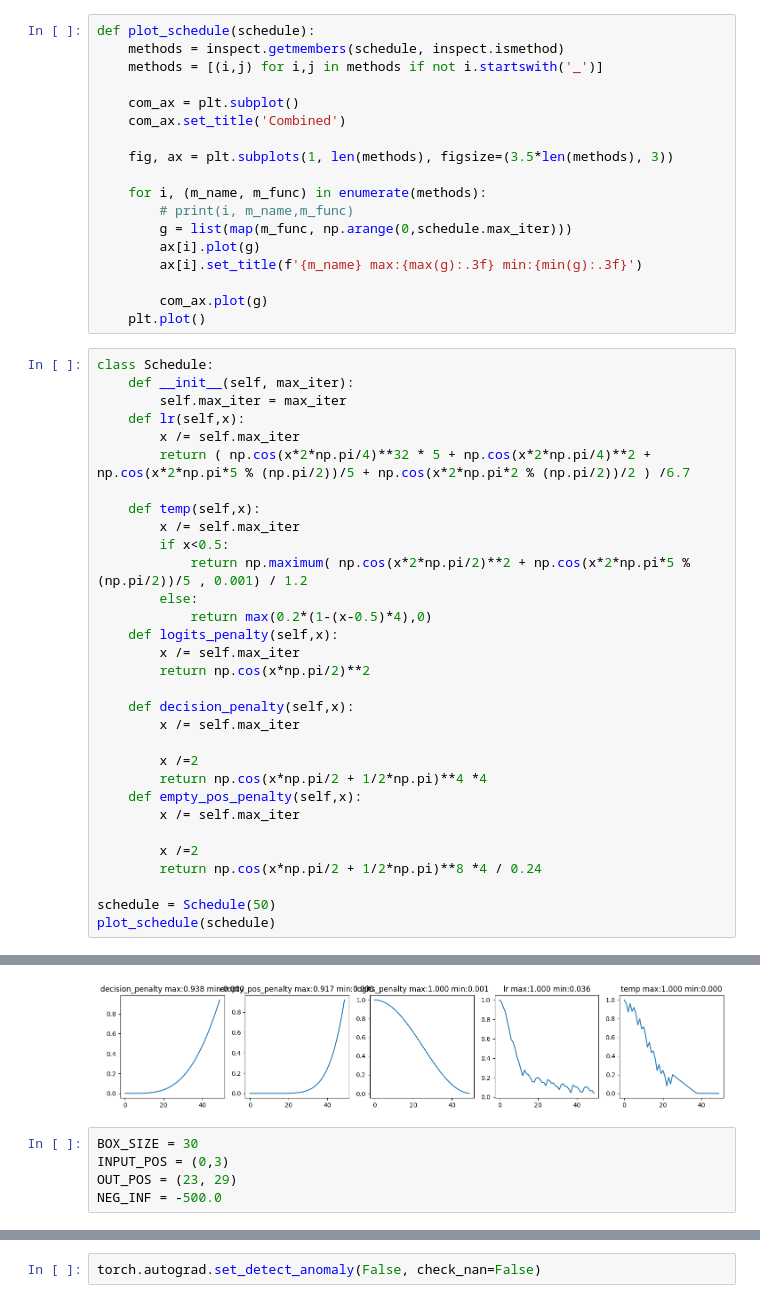
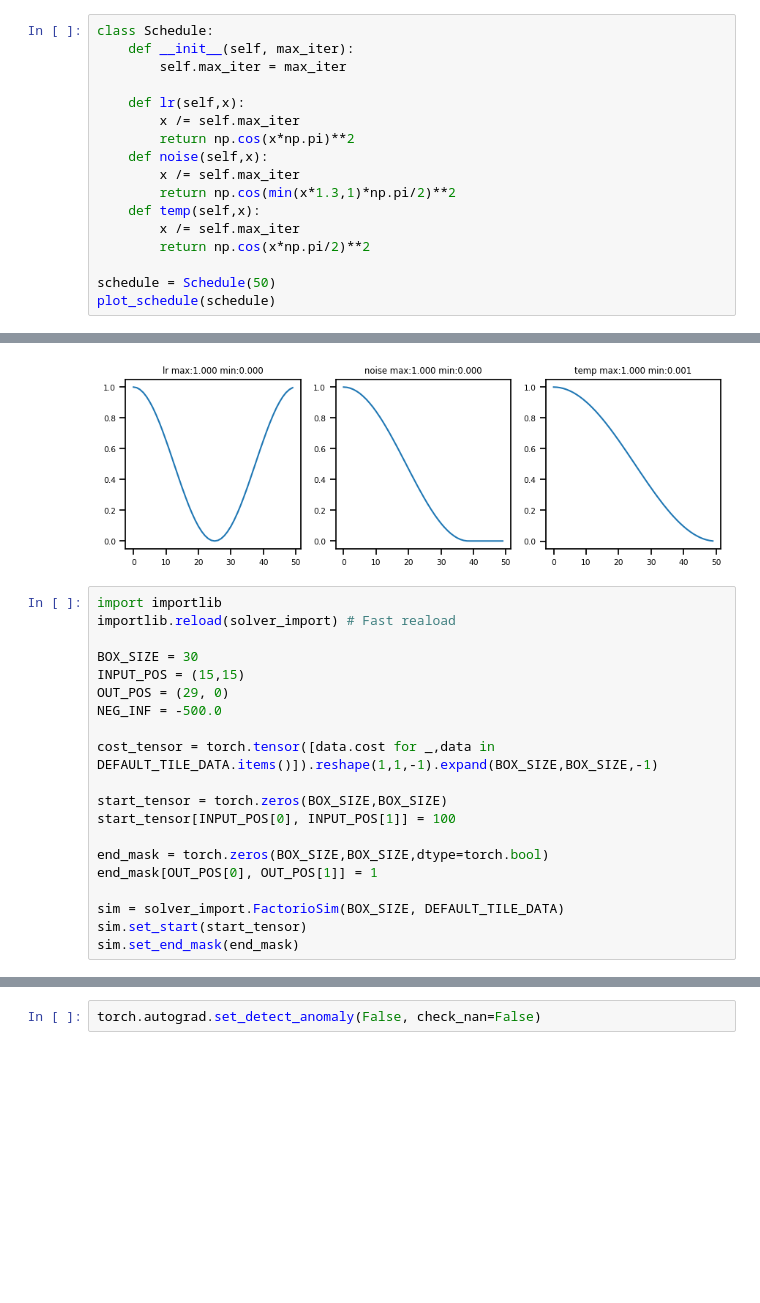
Before and after one commit to mikolajkolanski/FactorioSolver, a Jupyter notebook: sgd.ipynb, the cells around one changed output, grey strips where cells are left out. Cells and saved outputs as stored; diff of their text form; blank space fills up the shorter version.

```diff
--- a/sgd.ipynb
+++ b/sgd.ipynb
@@ -16,50 +18,18 @@ import solver as solver_import
-# %%
-def plot_schedule(schedule):
-    methods = inspect.getmembers(schedule, inspect.ismethod)
-    methods = [(i,j) for i,j in methods if not i.startswith('_')]
-
-    com_ax = plt.subplot()
-    com_ax.set_title('Combined')
-
-    fig, ax = plt.subplots(1, len(methods), figsize=(3.5*len(methods), 3))
-
-    for i, (m_name, m_func) in enumerate(methods):
-        # print(i, m_name,m_func)
-        g = list(map(m_func, np.arange(0,schedule.max_iter)))
-        ax[i].plot(g)
-        ax[i].set_title(f'{m_name} max:{max(g):.3f} min:{min(g):.3f}')
-
-        com_ax.plot(g)
-    plt.plot()
 # %%
 class Schedule:
     def __init__(self, max_iter):
         self.max_iter = max_iter
+
     def lr(self,x):
         x /= self.max_iter
-        return ( np.cos(x*2*np.pi/4)**32 * 5 + np.cos(x*2*np.pi/4)**2 + np.cos(x*2*np.pi*5 % (np.pi/2))/5 + np.cos(x*2*np.pi*2 % (np.pi/2))/2 ) /6.7
-
+        return np.cos(x*np.pi)**2
+    def noise(self,x):
+        x /= self.max_iter
+        return np.cos(min(x*1.3,1)*np.pi/2)**2
     def temp(self,x):
-        x /= self.max_iter
-        if x<0.5:
-            return np.maximum( np.cos(x*2*np.pi/2)**2 + np.cos(x*2*np.pi*5 % (np.pi/2))/5 , 0.001) / 1.2
-        else:
-            return max(0.2*(1-(x-0.5)*4),0)
-    def logits_penalty(self,x):
         x /= self.max_iter
         return np.cos(x*np.pi/2)**2
 
-    def decision_penalty(self,x):
-        x /= self.max_iter
-
-        x /=2
-        return np.cos(x*np.pi/2 + 1/2*np.pi)**4 *4
-    def empty_pos_penalty(self,x):
-        x /= self.max_iter
-
-        x /=2
-        return np.cos(x*np.pi/2 + 1/2*np.pi)**8 *4 / 0.24
-
 schedule = Schedule(50)
 plot_schedule(schedule)
 # %% [output]
@@ -67,6 +37,21 @@ plot_schedule(schedule)
-[figure, old version]
+[figure, new version]
 # %%
+import importlib
+importlib.reload(solver_import) # Fast reaload
+
 BOX_SIZE = 30
-INPUT_POS = (0,3)
-OUT_POS = (23, 29)
+INPUT_POS = (15,15)
+OUT_POS = (29, 0)
 NEG_INF = -500.0
+
+cost_tensor = torch.tensor([data.cost for _,data in DEFAULT_TILE_DATA.items()]).reshape(1,1,-1).expand(BOX_SIZE,BOX_SIZE,-1)
+
+start_tensor = torch.zeros(BOX_SIZE,BOX_SIZE)
+start_tensor[INPUT_POS[0], INPUT_POS[1]] = 100
+
+end_mask = torch.zeros(BOX_SIZE,BOX_SIZE,dtype=torch.bool)
+end_mask[OUT_POS[0], OUT_POS[1]] = 1
+
+sim = solver_import.FactorioSim(BOX_SIZE, DEFAULT_TILE_DATA)
+sim.set_start(start_tensor)
+sim.set_end_mask(end_mask)
```
Also changed, not shown: parts of 7 cells of this notebook, 3 other files.
